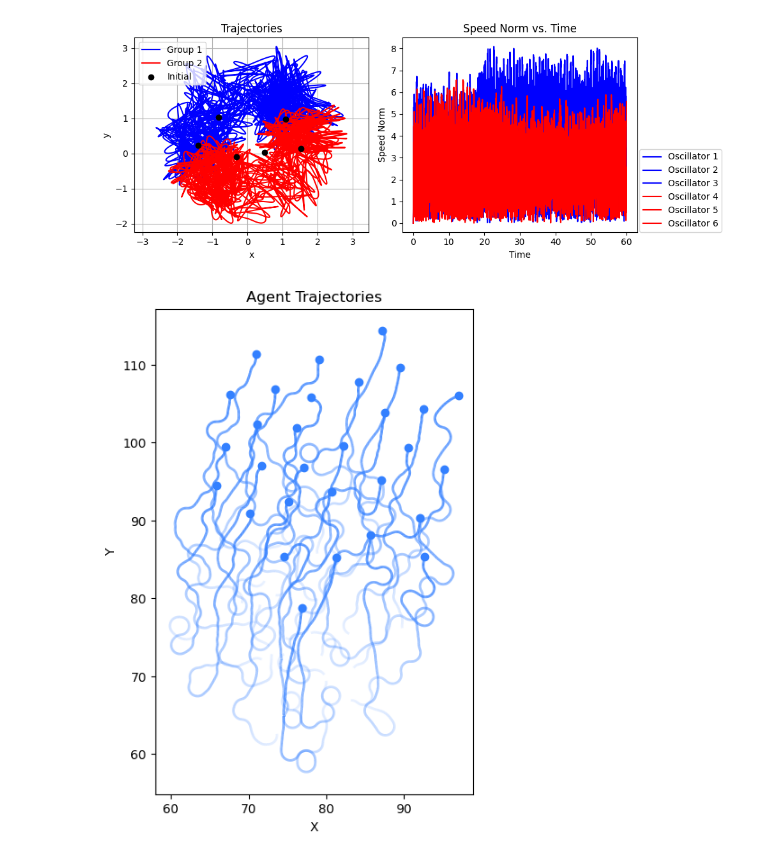
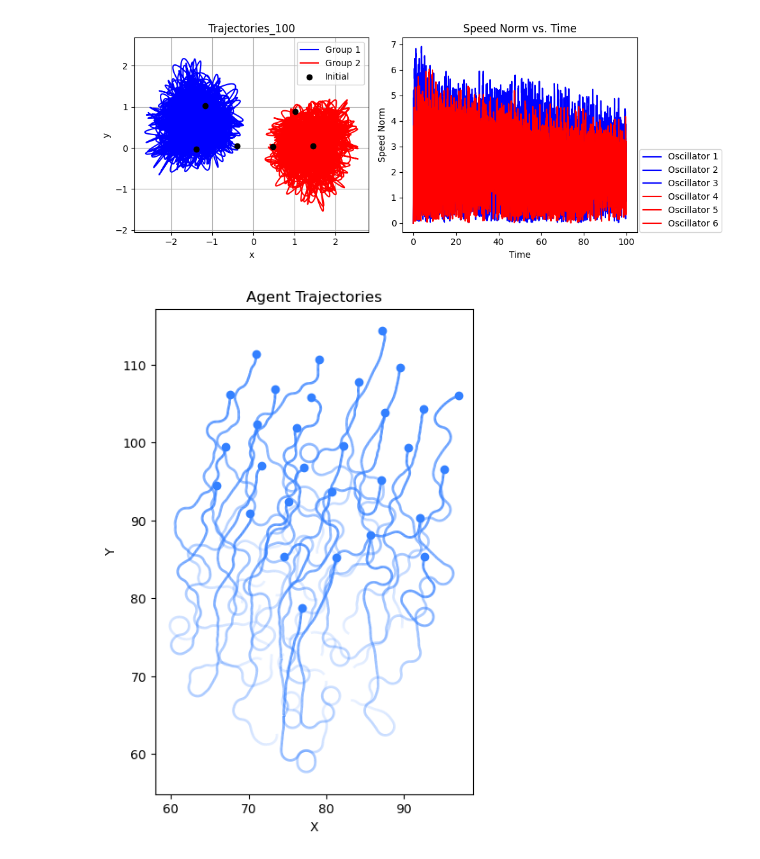
Before and after one commit to Matthew-ymz/Time-series-forecasting-for-causal-emergence, a Jupyter notebook: preprocessing/preprocess_spring.ipynb, the cells around one changed output. Drawn from its saved outputs; the diff is of its cells as text; code cells hidden in the pictures.

```diff
--- a/preprocessing/preprocess_spring.ipynb
+++ b/preprocessing/preprocess_spring.ipynb
@@ -2,13 +2,14 @@
 import numpy as np
 import matplotlib.pyplot as plt
 from scipy.integrate import solve_ivp
-np.random.seed(0)
+seed=100
+np.random.seed(seed)
 
 # 参数定义
 N = 6  # 振子数量
 m = 1.0  # 质量
 k_strong = 50.0
-k_weak = 0.5
+k_weak = 0.6
 
 # 振子分组
 groups = {0:'a',1:'a',2:'a',3:'b',4:'b',5:'b'}#[[0,1,2], [3,4,5]]
@@ -60,41 +61,41 @@ def deriv(t, y):
     return dydt
 
 # 积分
-t_span = [0, 60]
-t_eval = np.linspace(0, 60, 6000)
+t_span = [0, 100]
+t_eval = np.linspace(0, 100, 10000)
 sol = solve_ivp(deriv, t_span, y0, t_eval=t_eval)
 
 traj = sol.y[:2*N,:].reshape(N,2,-1)
 vels = sol.y[2*N:,:].reshape(N,2,-1)
 vnorm = np.linalg.norm(vels, axis=1)  # 每个振子的速度模长
 
 # 轨迹图
 plt.figure(figsize=(10,4))
 plt.subplot(1,2,1)
 for i in range(3):
     plt.plot(traj[i,0,:], traj[i,1,:], 'b', label='Group 1' if i==0 else None)
 for i in range(3,6):
     plt.plot(traj[i,0,:], traj[i,1,:], 'r', label='Group 2' if i==3 else None)
 plt.scatter(pos_init[:,0], pos_init[:,1], c='k', zorder=10, label='Initial')
 plt.legend()
 plt.axis('equal')
-plt.title("Trajectories")
+plt.title(f"Trajectories_{seed}")
 plt.xlabel('x'); plt.ylabel('y')
 plt.grid()
 
 # 速度模长图
 plt.subplot(1,2,2)
 colors = ['b']*3 + ['r']*3  # 前3条蓝色，后3条红色
 for i in range(N):
     plt.plot(t_eval, vnorm[i], color=colors[i], label=f"Oscillator {i+1}")
 plt.title("Speed Norm vs. Time")
 plt.xlabel("Time")
 plt.ylabel("Speed Norm")
 plt.legend(loc=[1.01,0])
 plt.tight_layout()
 plt.show()
 # %% [output]
-[figure, old version]
+[figure, new version]
 # %%
 import pandas as pd
 data_frame = pd.DataFrame(sol.y.T)
```
Also changed, not shown: 4 other files.
